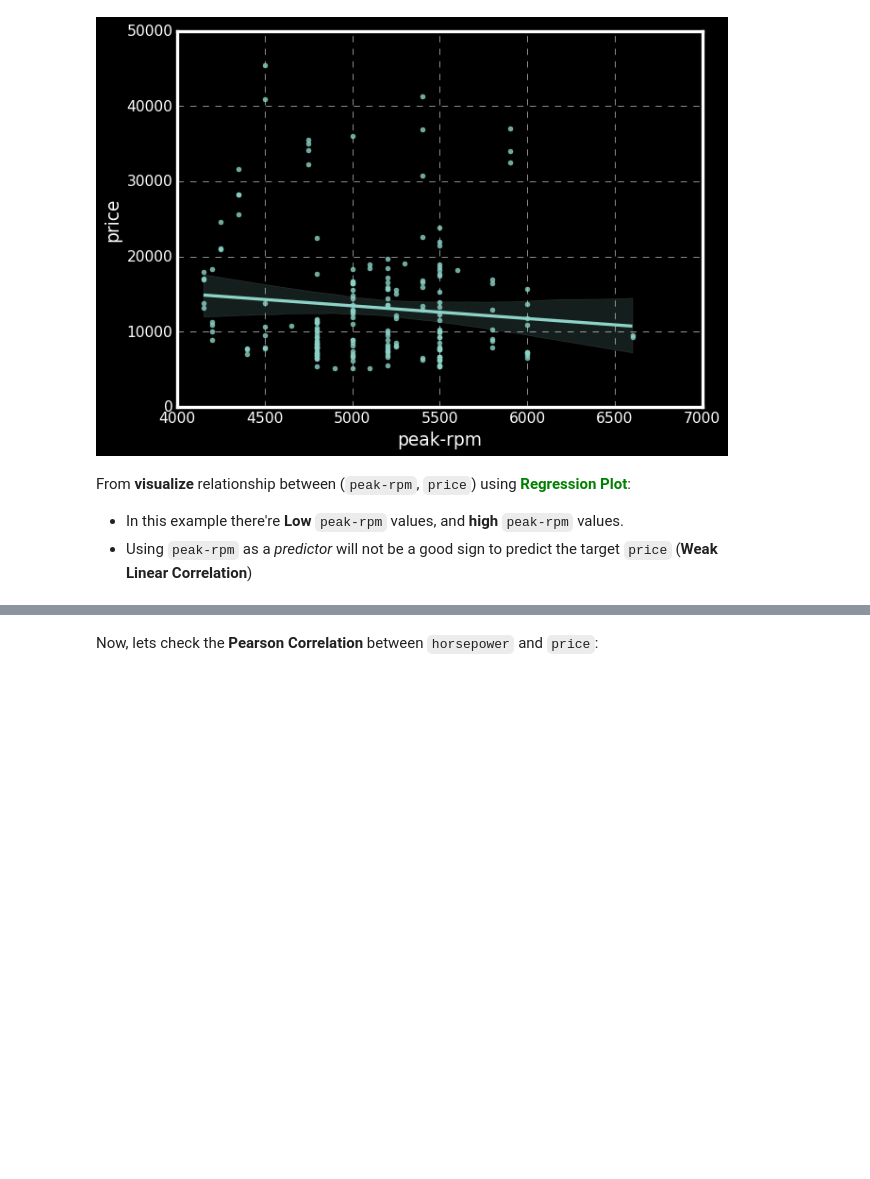
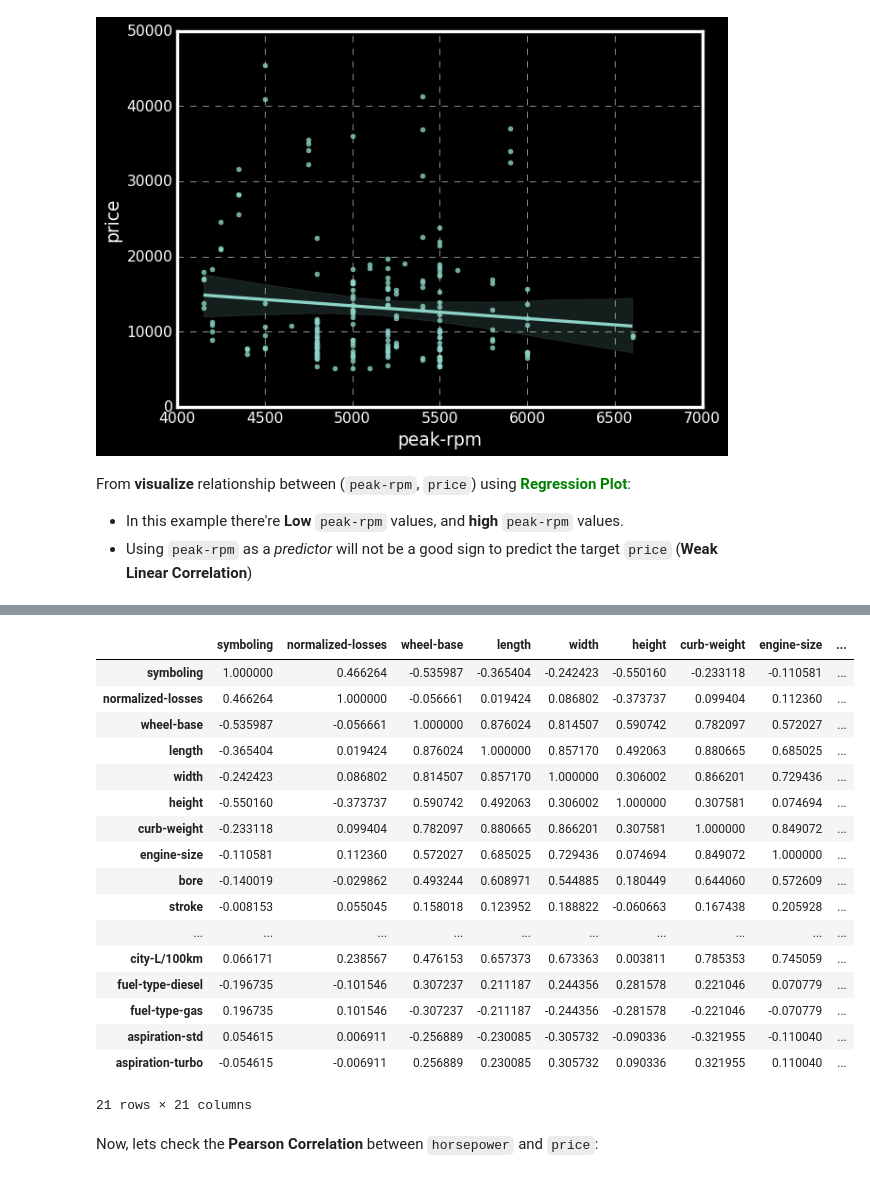
Before and after one commit to AI-Ahmed/BDA-and-DS, a Jupyter notebook: Week 06/Section/Module03.ipynb, the cells around one changed output, grey strips where cells are left out. Drawn from its saved outputs; the diff is of its cells as text; code cells hidden in the pictures; blank space fills up the shorter version.

```diff
--- a/Week 06/Section/Module03.ipynb
+++ b/Week 06/Section/Module03.ipynb
@@ -285,6 +310,27 @@ From **visualize** relationship between (`peak-rpm`, `price`) using <span style=
 <center>
 <img src="modules_images/Pearson_Correlation.png", style='width: 1020px;height: 500px;'>
 </center>
+# %%
+df.corr()
+# %% [output]
+|  | symboling | normalized-losses | wheel-base | length | width | height | curb-weight | engine-size | ... |
+| symboling | 1.000000 | 0.466264 | -0.535987 | -0.365404 | -0.242423 | -0.550160 | -0.233118 | -0.110581 | ... |
+| normalized-losses | 0.466264 | 1.000000 | -0.056661 | 0.019424 | 0.086802 | -0.373737 | 0.099404 | 0.112360 | ... |
+| wheel-base | -0.535987 | -0.056661 | 1.000000 | 0.876024 | 0.814507 | 0.590742 | 0.782097 | 0.572027 | ... |
+| length | -0.365404 | 0.019424 | 0.876024 | 1.000000 | 0.857170 | 0.492063 | 0.880665 | 0.685025 | ... |
+| width | -0.242423 | 0.086802 | 0.814507 | 0.857170 | 1.000000 | 0.306002 | 0.866201 | 0.729436 | ... |
+| height | -0.550160 | -0.373737 | 0.590742 | 0.492063 | 0.306002 | 1.000000 | 0.307581 | 0.074694 | ... |
+| curb-weight | -0.233118 | 0.099404 | 0.782097 | 0.880665 | 0.866201 | 0.307581 | 1.000000 | 0.849072 | ... |
+| engine-size | -0.110581 | 0.112360 | 0.572027 | 0.685025 | 0.729436 | 0.074694 | 0.849072 | 1.000000 | ... |
+| bore | -0.140019 | -0.029862 | 0.493244 | 0.608971 | 0.544885 | 0.180449 | 0.644060 | 0.572609 | ... |
+| stroke | -0.008153 | 0.055045 | 0.158018 | 0.123952 | 0.188822 | -0.060663 | 0.167438 | 0.205928 | ... |
+| ... | ... | ... | ... | ... | ... | ... | ... | ... | ... |
+| city-L/100km | 0.066171 | 0.238567 | 0.476153 | 0.657373 | 0.673363 | 0.003811 | 0.785353 | 0.745059 | ... |
+| fuel-type-diesel | -0.196735 | -0.101546 | 0.307237 | 0.211187 | 0.244356 | 0.281578 | 0.221046 | 0.070779 | ... |
+| fuel-type-gas | 0.196735 | 0.101546 | -0.307237 | -0.211187 | -0.244356 | -0.281578 | -0.221046 | -0.070779 | ... |
+| aspiration-std | 0.054615 | 0.006911 | -0.256889 | -0.230085 | -0.305732 | -0.090336 | -0.321955 | -0.110040 | ... |
+| aspiration-turbo | -0.054615 | -0.006911 | 0.256889 | 0.230085 | 0.305732 | 0.090336 | 0.321955 | 0.110040 | ... |
+21 rows × 21 columns
 # %% [markdown]
 Now, lets check the **Pearson Correlation** between `horsepower` and `price`:
 # %%
```
Also changed, not shown: parts of 8 cells of this notebook.
